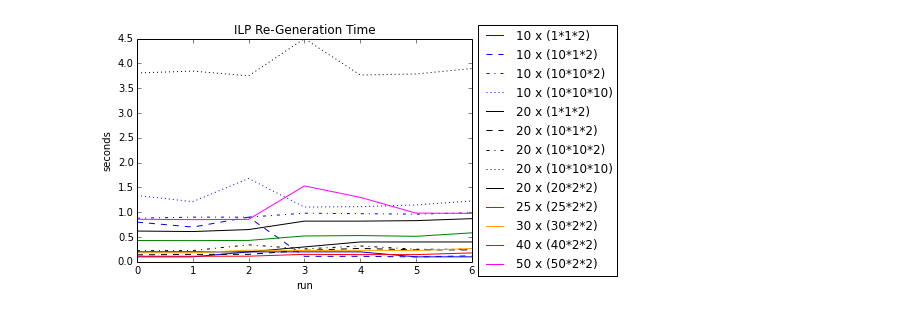
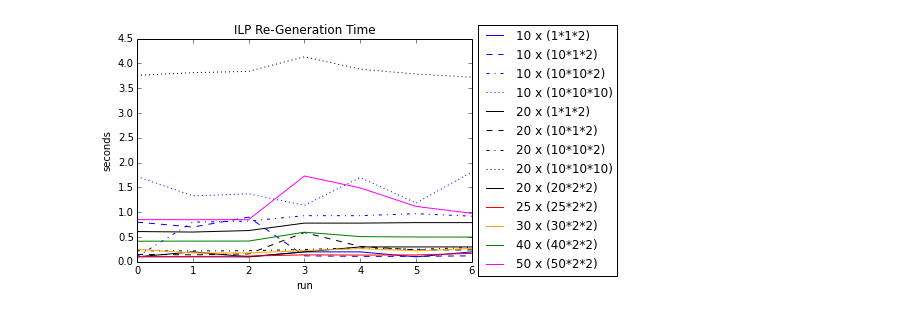
Before and after one commit to rene-schoene/racr-mquat, a Jupyter notebook: ilp-measurement.ipynb, the cells around one changed output. Saved outputs shown, nothing was run; the diff lists cells and outputs as text; code cells hidden in the pictures.

```diff
--- a/ilp-measurement.ipynb
+++ b/ilp-measurement.ipynb
@@ -16,3 +26,36 @@ ilpgens = np.array([dat[i]['ilpgen'] for i in xrange(len(dat))])
+# %%
+def set_keys(*indices):
+    """Returns a function that returns a tuple of key values"""
+    def get_keys(seq, indices=indices):
+        keys = []
+        for i in indices:
+            keys.append(seq[i])
+        return tuple(keys)
+    return get_keys
+# %%
+result = {}
+for (c_dir, c_step), rows in groupby(dat, key=set_keys('dir','step')):
+#    print c_dir, c_step, rows
+    c_dir, c_step, total_time, counter = None, None, 0, 0
+    for row in rows:
+        if not c_dir:
+            c_dir = row[1]
+        if not c_step:
+            c_step = row[2]
+        total_time+=row[3]
+        counter += 1
+    result.setdefault(c_dir, []).append([c_step, total_time*1.0/counter])
+# %%
+result2 = []
+for c_dir, rows in result.iteritems():
+    inner = []
+    for row in rows:
+        inner.append(row[1])
+    result2.append(inner)
+#dat2 = [np.array(inner, dtype=[('dir', np.int16), ('step', np.int16), ('gentime', np.float16)]) for r in result2]
+dat2 = np.array([np.array(rows) for rows in result2])
+# %%
+dat2 = dat2.transpose()
 # %%
 spec_files = glob('profiling/*/specs')
 spec_files.sort()
@@ -37,11 +80,13 @@ for spec in specs:
     color_def.append(color)
 # %%
 for i in xrange(len(specs)):
-    plt.plot(ilpgens.transpose()[1:,i], ls = line_def[i], c = color_def[i], label = '{2:d} x ({4}*{5}*{6})'.format(*specs[i]))
+#    d = dat2[i][0][0] - 1
+#    print 'dir = %s' % d
+    plt.plot(dat2[1:,i], ls = line_def[i], c = color_def[i], label = '{2:d} x ({4}*{5}*{6})'.format(*specs[i]))
 plt.ylabel('seconds')
 plt.xlabel('run')
 plt.title('ILP Re-Generation Time')
 plt.legend(loc='center left', bbox_to_anchor=(1, 0.5))
 plt.show()
 # %% [output]
-[figure, old version]
+[figure, new version]
```
Also changed, not shown: parts of 7 cells of this notebook, 3 other files.
